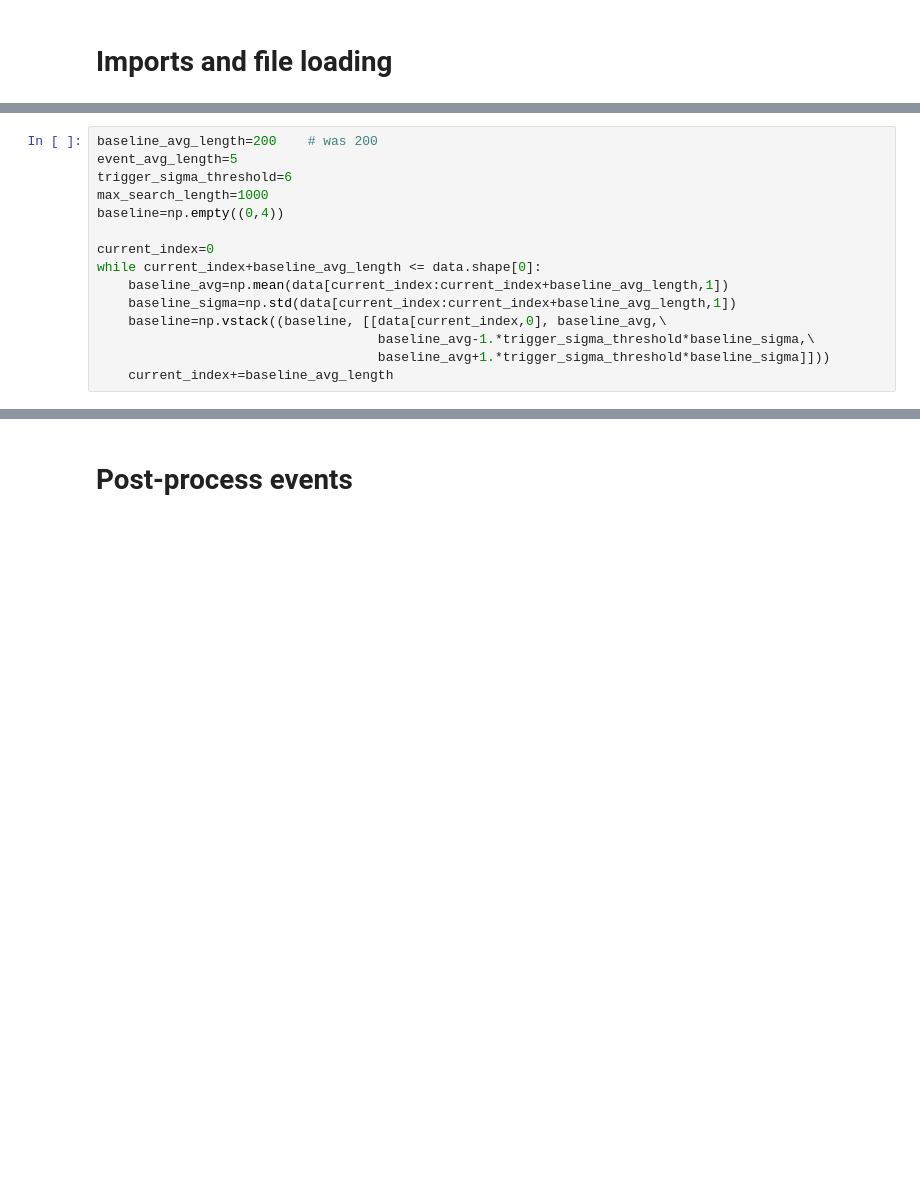
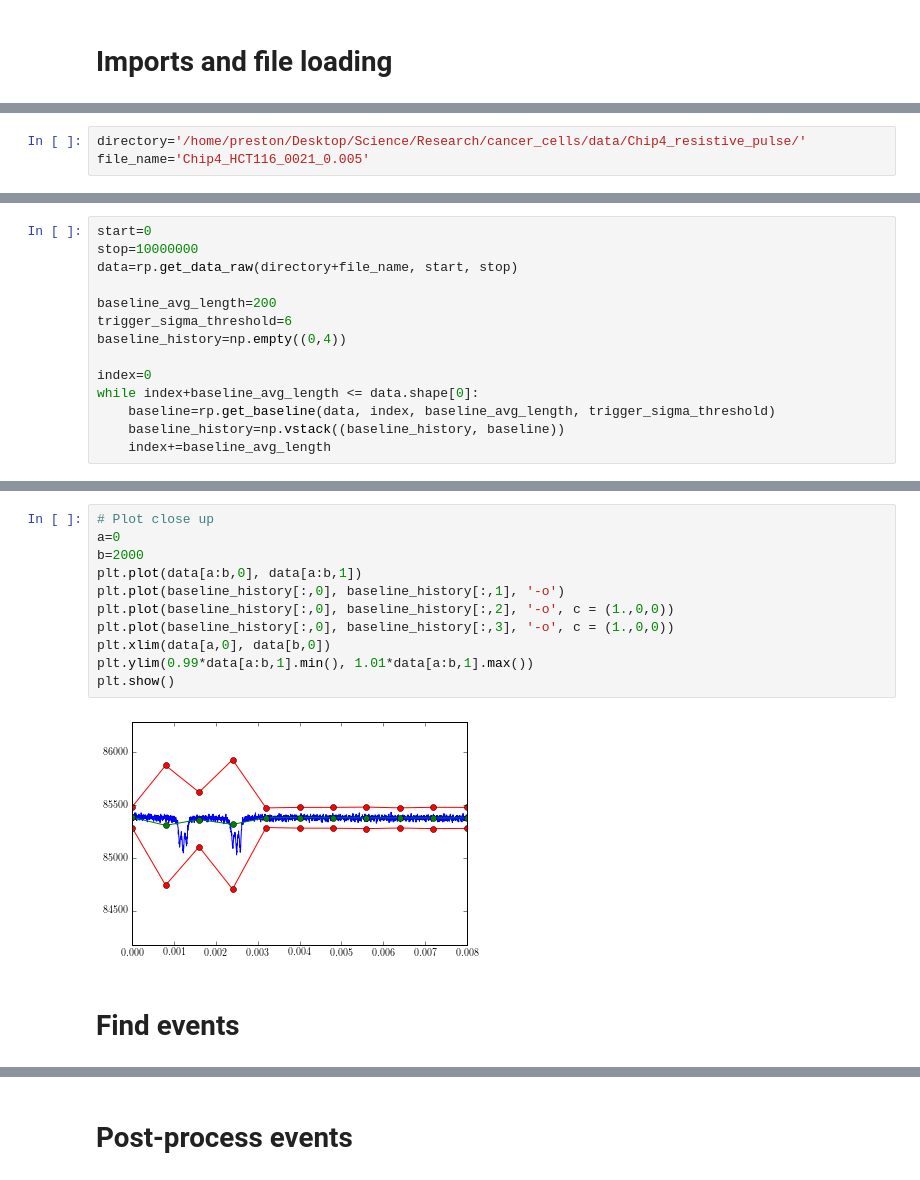
Before and after one commit to tphinkle/pore_stats, a Jupyter notebook: resistive_pulse.ipynb, the cells around one changed output, grey strips where cells are left out. Saved outputs shown, nothing was run; the diff lists cells and outputs as text; blank space fills up the shorter version.

```diff
--- a/resistive_pulse.ipynb
+++ b/resistive_pulse.ipynb
@@ -87,15 +9,0 @@ data=open_raw_file(directory+file_name, start, stop)
-# %%
-baseline_avg_length=200    # was 200
-event_avg_length=5
-trigger_sigma_threshold=6
-max_search_length=1000
-baseline=np.empty((0,4))
-
-current_index=0
-while current_index+baseline_avg_length <= data.shape[0]:
-    baseline_avg=np.mean(data[current_index:current_index+baseline_avg_length,1])
-    baseline_sigma=np.std(data[current_index:current_index+baseline_avg_length,1])
-    baseline=np.vstack((baseline, [[data[current_index,0], baseline_avg,\
-                                    baseline_avg-1.*trigger_sigma_threshold*baseline_sigma,\
-                                    baseline_avg+1.*trigger_sigma_threshold*baseline_sigma]]))
-    current_index+=baseline_avg_length
@@ -276,0 +10,3 @@ event # 5084
+# %%
+directory='/home/preston/Desktop/Science/Research/cancer_cells/data/Chip4_resistive_pulse/'
+file_name='Chip4_HCT116_0021_0.005'
@@ -276,0 +15,14 @@ event # 5084
+# %%
+start=0
+stop=10000000
+data=rp.get_data_raw(directory+file_name, start, stop)
+
+baseline_avg_length=200
+trigger_sigma_threshold=6
+baseline_history=np.empty((0,4))
+
+index=0
+while index+baseline_avg_length <= data.shape[0]:
+    baseline=rp.get_baseline(data, index, baseline_avg_length, trigger_sigma_threshold)
+    baseline_history=np.vstack((baseline_history, baseline))
+    index+=baseline_avg_length
@@ -276,0 +40,15 @@ event # 5084
+# %%
+# Plot close up
+a=0
+b=2000
+plt.plot(data[a:b,0], data[a:b,1])
+plt.plot(baseline_history[:,0], baseline_history[:,1], '-o')
+plt.plot(baseline_history[:,0], baseline_history[:,2], '-o', c = (1.,0,0))
+plt.plot(baseline_history[:,0], baseline_history[:,3], '-o', c = (1.,0,0))
+plt.xlim(data[a,0], data[b,0])
+plt.ylim(0.99*data[a:b,1].min(), 1.01*data[a:b,1].max())
+plt.show()
+# %% [output]
+[figure, added]
+# %% [markdown]
+# Find events
```
Also changed, not shown: parts of 28 cells of this notebook, 3 other files.
